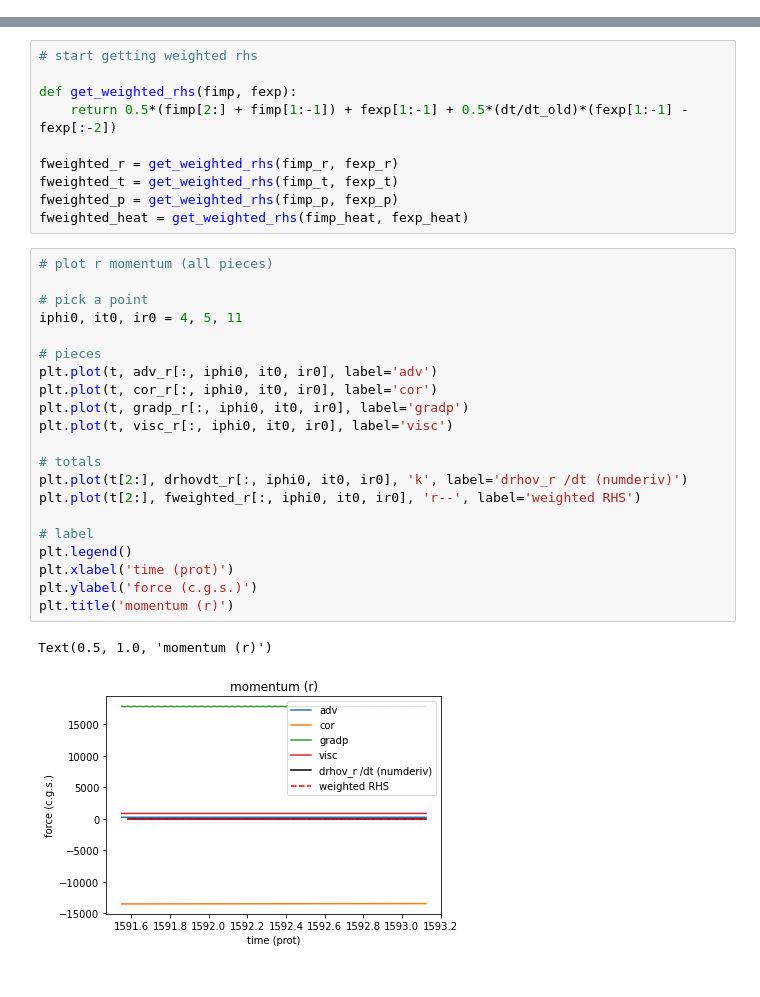
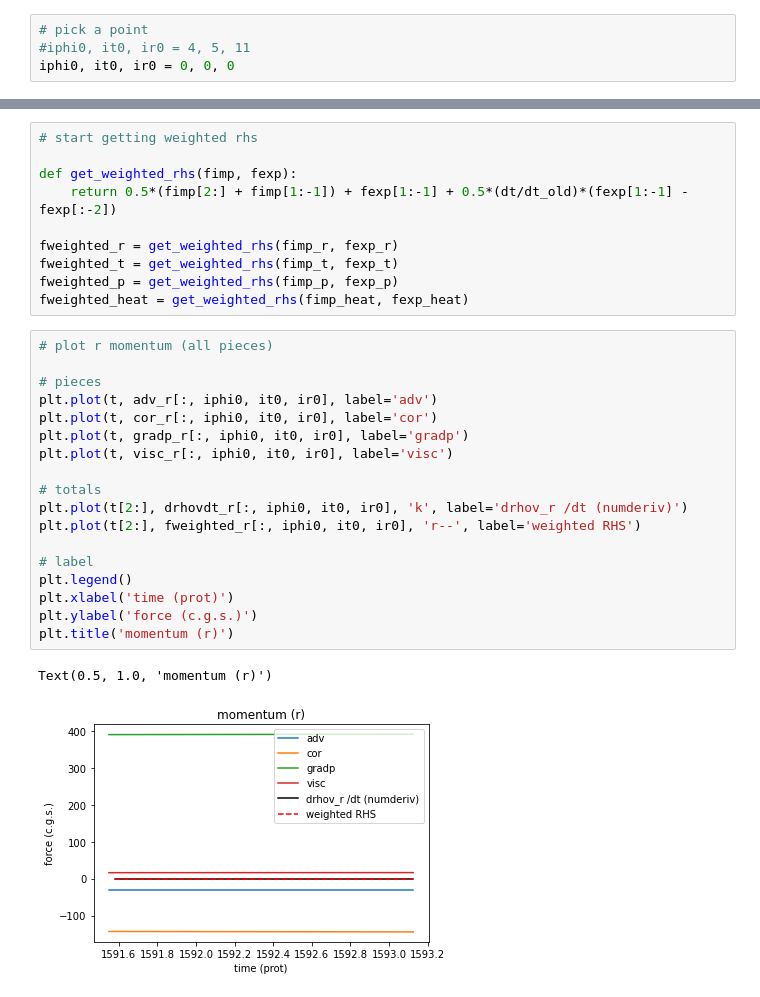
Before and after one commit to illorenzo7/rayleigh_utils, a Jupyter notebook: test_equations/momentum.ipynb, the cells around one changed output, grey strips where cells are left out. Saved outputs shown, nothing was run; the diff lists cells and outputs as text.

```diff
--- a/test_equations/momentum.ipynb
+++ b/test_equations/momentum.ipynb
@@ -63,3 +67,7 @@ irvals =  [ 4  7 11 13 15 18 20 21 22 23 24 25 27 29 32 34 36 40 43]
+# %%
+# pick a point
+#iphi0, it0, ir0 = 4, 5, 11
+iphi0, it0, ir0 = 0, 0, 0
 # %%
 prot = compute_Prot(dirname)
 t = times/prot
@@ -178,28 +182,25 @@ fweighted_p = get_weighted_rhs(fimp_p, fexp_p)
 fweighted_heat = get_weighted_rhs(fimp_heat, fexp_heat)
 # %%
 # plot r momentum (all pieces)
-
-# pick a point
-iphi0, it0, ir0 = 4, 5, 11
 
 # pieces
 plt.plot(t, adv_r[:, iphi0, it0, ir0], label='adv')
 plt.plot(t, cor_r[:, iphi0, it0, ir0], label='cor')
 plt.plot(t, gradp_r[:, iphi0, it0, ir0], label='gradp')
 plt.plot(t, visc_r[:, iphi0, it0, ir0], label='visc')
 
 # totals
 plt.plot(t[2:], drhovdt_r[:, iphi0, it0, ir0], 'k', label='drhov_r /dt (numderiv)')
 plt.plot(t[2:], fweighted_r[:, iphi0, it0, ir0], 'r--', label='weighted RHS')
 
 # label
 plt.legend()
 plt.xlabel('time (prot)')
 plt.ylabel('force (c.g.s.)')
 plt.title('momentum (r)')
 # %% [output]
 Text(0.5, 1.0, 'momentum (r)')
-[figure, old version]
+[figure, new version]
 # %%
 # plot r momentum (totals)
 plt.plot(t[2:], drhovdt_r[:, iphi0, it0, ir0], 'k', label='drhov_r /dt (numderiv)')
```
Also changed, not shown: parts of 12 cells of this notebook.
